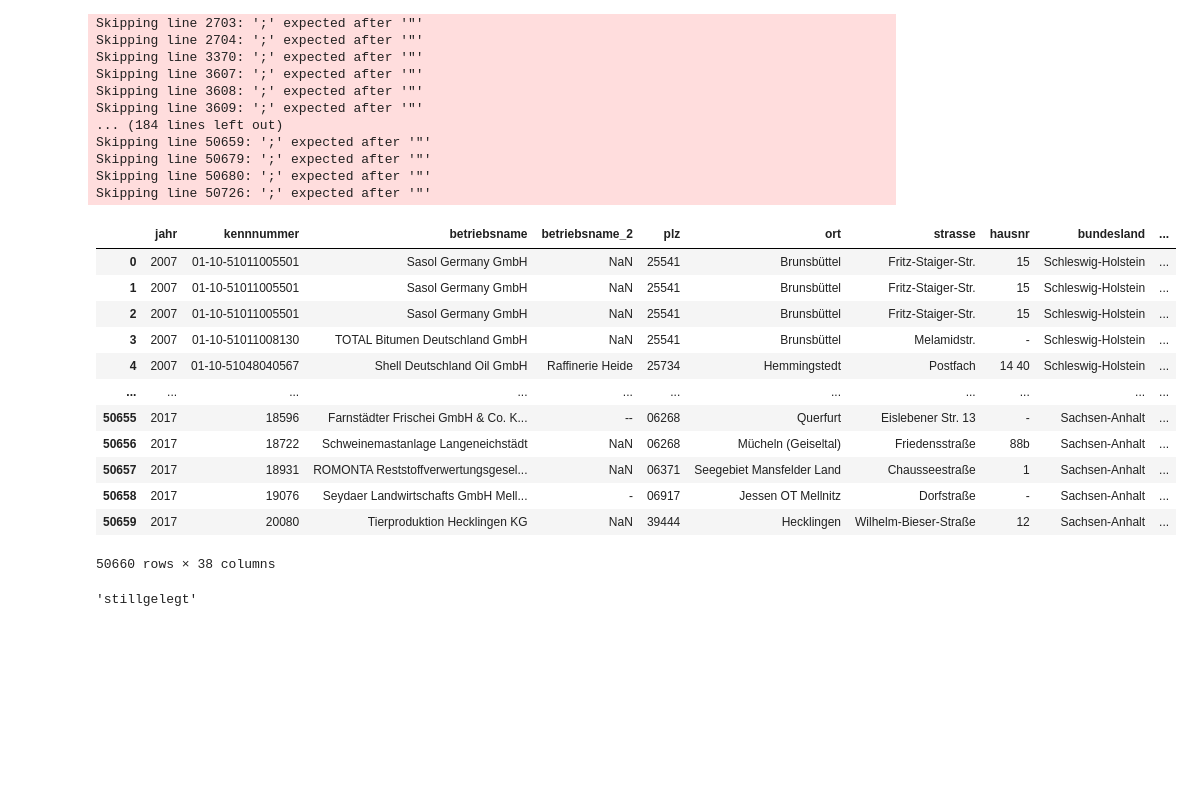
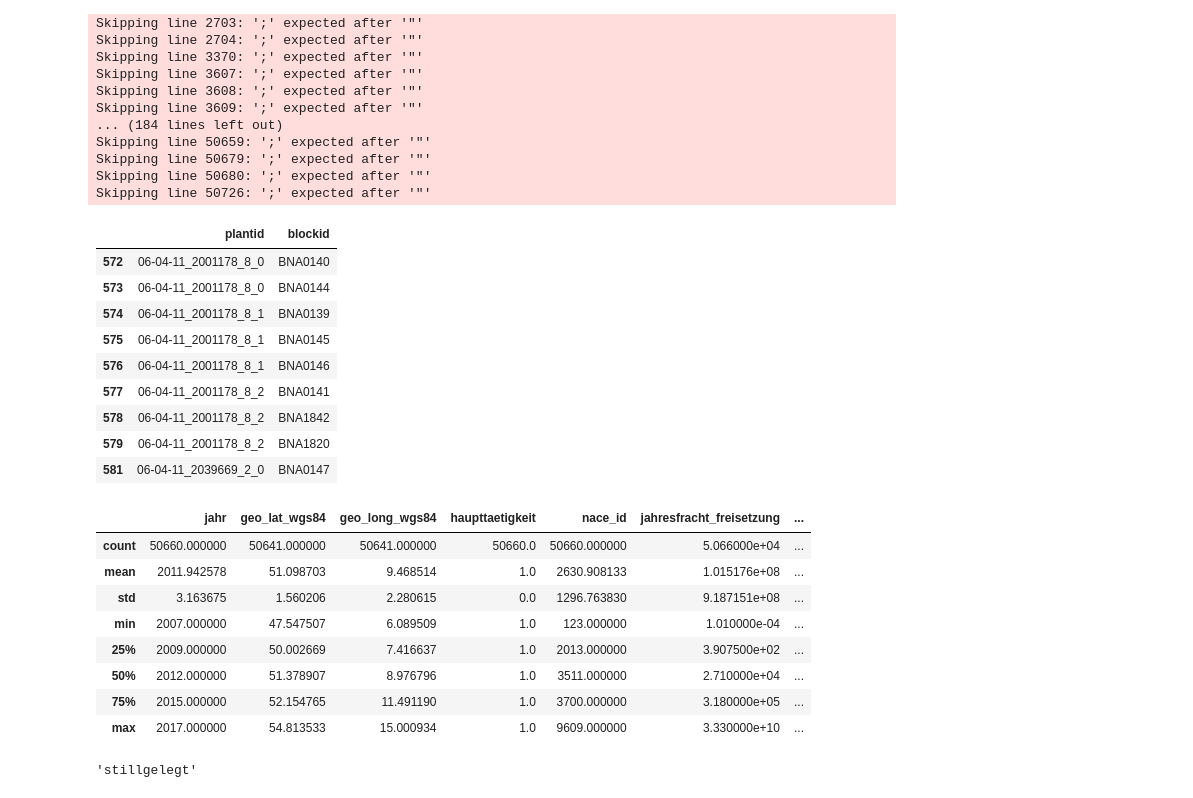
Before and after one commit to sidietz/plantwatch-data, a Jupyter notebook: basic/toblocks-v3.ipynb, the cells around one changed output. Cells and saved outputs as stored; diff of their text form; code cells hidden in the pictures; blank space fills up the shorter version.

```diff
--- a/basic/toblocks-v3.ipynb
+++ b/basic/toblocks-v3.ipynb
@@ -30,19 +32,28 @@ Skipping line 50726: ';' expected after '"'
+# %%
+bm.loc[bm.plantid.str.contains("_")]
+# %% [output]
+|  | plantid | blockid |
+| 572 | 06-04-11_2001178_8_0 | BNA0140 |
+| 573 | 06-04-11_2001178_8_0 | BNA0144 |
+| 574 | 06-04-11_2001178_8_1 | BNA0139 |
+| 575 | 06-04-11_2001178_8_1 | BNA0145 |
+| 576 | 06-04-11_2001178_8_1 | BNA0146 |
+| 577 | 06-04-11_2001178_8_2 | BNA0141 |
+| 578 | 06-04-11_2001178_8_2 | BNA1842 |
+| 579 | 06-04-11_2001178_8_2 | BNA1820 |
+| 581 | 06-04-11_2039669_2_0 | BNA0147 |
 # %%
-prtr
+prtr.describe()
 # %% [output]
-|  | jahr | kennnummer | betriebsname | betriebsname_2 | plz | ort | strasse | hausnr | bundesland | ... |
-| 0 | 2007 | 01-10-51011005501 | Sasol Germany GmbH | NaN | 25541 | Brunsbüttel | Fritz-Staiger-Str. | 15 | Schleswig-Holstein | ... |
-| 1 | 2007 | 01-10-51011005501 | Sasol Germany GmbH | NaN | 25541 | Brunsbüttel | Fritz-Staiger-Str. | 15 | Schleswig-Holstein | ... |
-| 2 | 2007 | 01-10-51011005501 | Sasol Germany GmbH | NaN | 25541 | Brunsbüttel | Fritz-Staiger-Str. | 15 | Schleswig-Holstein | ... |
-| 3 | 2007 | 01-10-51011008130 | TOTAL Bitumen Deutschland GmbH | NaN | 25541 | Brunsbüttel | Melamidstr. | - | Schleswig-Holstein | ... |
-| 4 | 2007 | 01-10-51048040567 | Shell Deutschland Oil GmbH | Raffinerie Heide | 25734 | Hemmingstedt | Postfach | 14 40 | Schleswig-Holstein | ... |
-| ... | ... | ... | ... | ... | ... | ... | ... | ... | ... | ... |
-| 50655 | 2017 | 18596 | Farnstädter Frischei GmbH & Co. K... | -- | 06268 | Querfurt | Eislebener Str. 13 | - | Sachsen-Anhalt | ... |
-| 50656 | 2017 | 18722 | Schweinemastanlage Langeneichstädt | NaN | 06268 | Mücheln (Geiseltal) | Friedensstraße | 88b | Sachsen-Anhalt | ... |
-| 50657 | 2017 | 18931 | ROMONTA Reststoffverwertungsgesel... | NaN | 06371 | Seegebiet Mansfelder Land | Chausseestraße | 1 | Sachsen-Anhalt | ... |
-| 50658 | 2017 | 19076 | Seydaer Landwirtschafts GmbH Mell... | - | 06917 | Jessen OT Mellnitz | Dorfstraße | - | Sachsen-Anhalt | ... |
-| 50659 | 2017 | 20080 | Tierproduktion Hecklingen KG | NaN | 39444 | Hecklingen | Wilhelm-Bieser-Straße | 12 | Sachsen-Anhalt | ... |
+|  | jahr | geo_lat_wgs84 | geo_long_wgs84 | haupttaetigkeit | nace_id | jahresfracht_freisetzung | ... |
+| count | 50660.000000 | 50641.000000 | 50641.000000 | 50660.0 | 50660.000000 | 5.066000e+04 | ... |
+| mean | 2011.942578 | 51.098703 | 9.468514 | 1.0 | 2630.908133 | 1.015176e+08 | ... |
+| std | 3.163675 | 1.560206 | 2.280615 | 0.0 | 1296.763830 | 9.187151e+08 | ... |
+| min | 2007.000000 | 47.547507 | 6.089509 | 1.0 | 123.000000 | 1.010000e-04 | ... |
+| 25% | 2009.000000 | 50.002669 | 7.416637 | 1.0 | 2013.000000 | 3.907500e+02 | ... |
+| 50% | 2012.000000 | 51.378907 | 8.976796 | 1.0 | 3511.000000 | 2.710000e+04 | ... |
+| 75% | 2015.000000 | 52.154765 | 11.491190 | 1.0 | 3700.000000 | 3.180000e+05 | ... |
+| max | 2017.000000 | 54.813533 | 15.000934 | 1.0 | 9609.000000 | 3.330000e+10 | ... |
-50660 rows × 38 columns
 # %%
 pl0.rename(columns={ pl0.columns[10]: "Energieträger_old", pl0.columns[13]: "Energieträger"}, inplace=True)
 # %%
```
Also changed, not shown: parts of 15 cells of this notebook, 5 other files.
